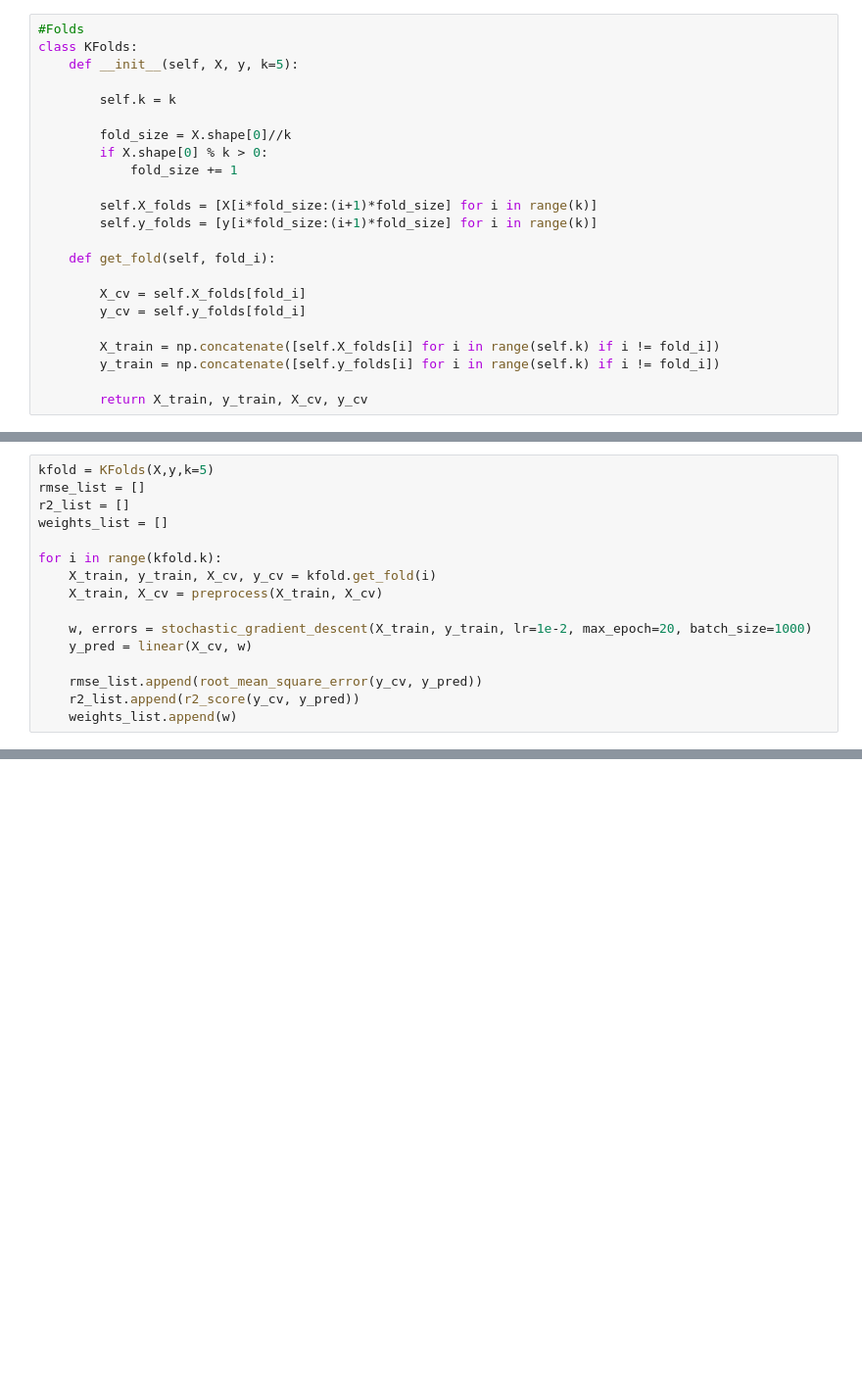
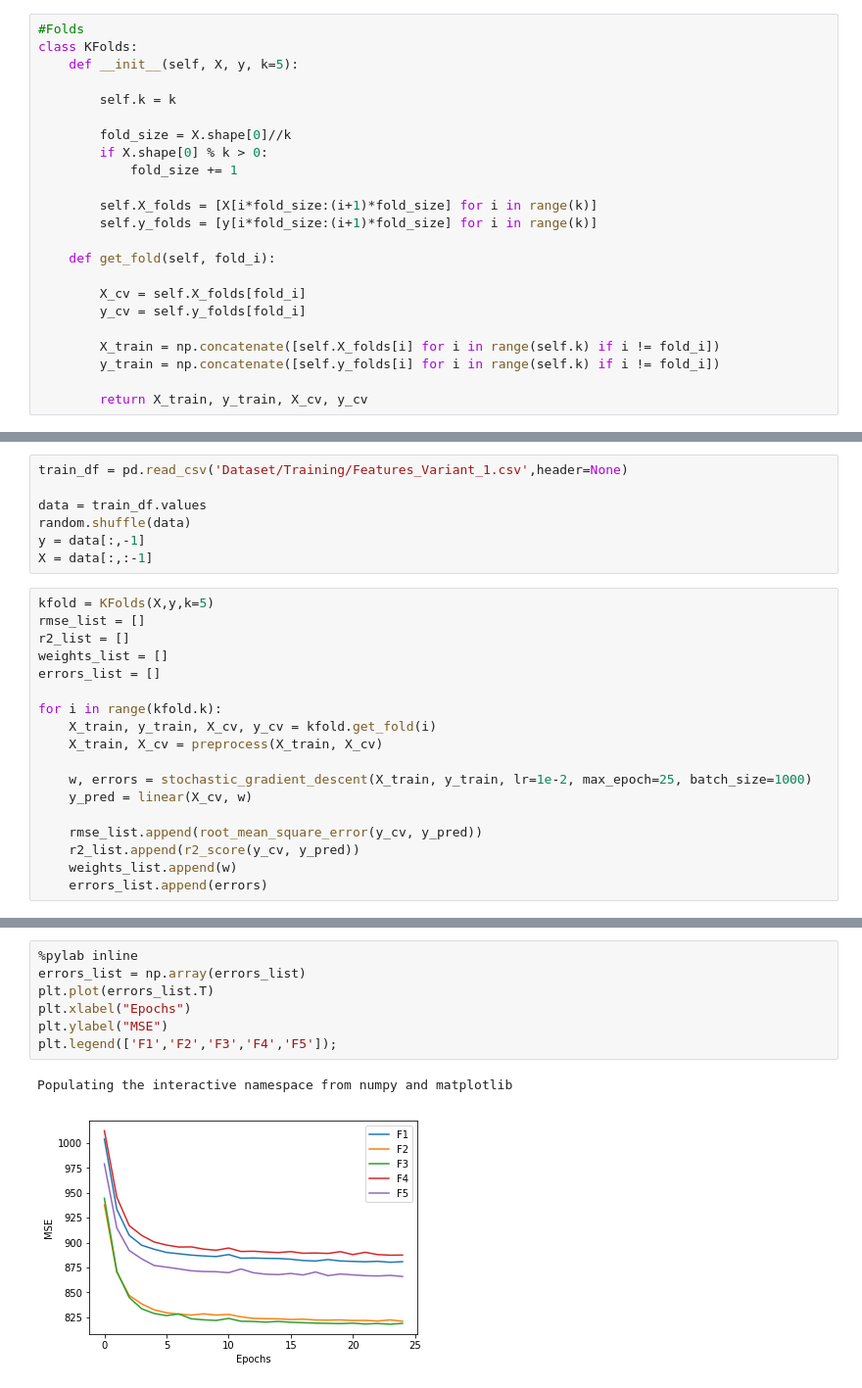
Before and after one commit to Andre6o6/mlcourse-2019, a Jupyter notebook: Task1.ipynb, the cells around one changed output, grey strips where cells are left out. Shown: that part at 98% size. Drawn from its saved outputs; the diff is of its cells as text; blank space fills up the shorter version.

```diff
--- a/Task1.ipynb
+++ b/Task1.ipynb
@@ -120,17 +115,26 @@ X, y = X[p], y[p]
+# %%
+train_df = pd.read_csv('Dataset/Training/Features_Variant_1.csv',header=None)
+
+data = train_df.values
+random.shuffle(data)
+y = data[:,-1]
+X = data[:,:-1]
 # %%
 kfold = KFolds(X,y,k=5)
 rmse_list = []
 r2_list = []
 weights_list = []
+errors_list = []
 
 for i in range(kfold.k):
     X_train, y_train, X_cv, y_cv = kfold.get_fold(i)
     X_train, X_cv = preprocess(X_train, X_cv)
 
-    w, errors = stochastic_gradient_descent(X_train, y_train, lr=1e-2, max_epoch=20, batch_size=1000)
+    w, errors = stochastic_gradient_descent(X_train, y_train, lr=1e-2, max_epoch=25, batch_size=1000)
     y_pred = linear(X_cv, w)
 
     rmse_list.append(root_mean_square_error(y_cv, y_pred))
     r2_list.append(r2_score(y_cv, y_pred))
     weights_list.append(w)
+    errors_list.append(errors)
 # %%
@@ -145,0 +174,10 @@ R2      │0.333  0.324   0.207   0.264   0.367   │0.299  0.057
+# %%
+%pylab inline
+errors_list = np.array(errors_list)
+plt.plot(errors_list.T)
+plt.xlabel("Epochs")
+plt.ylabel("MSE")
+plt.legend(['F1','F2','F3','F4','F5']);
+# %% [output]
+Populating the interactive namespace from numpy and matplotlib
+[figure, added]
```
Also changed, not shown: parts of 5 cells of this notebook.
